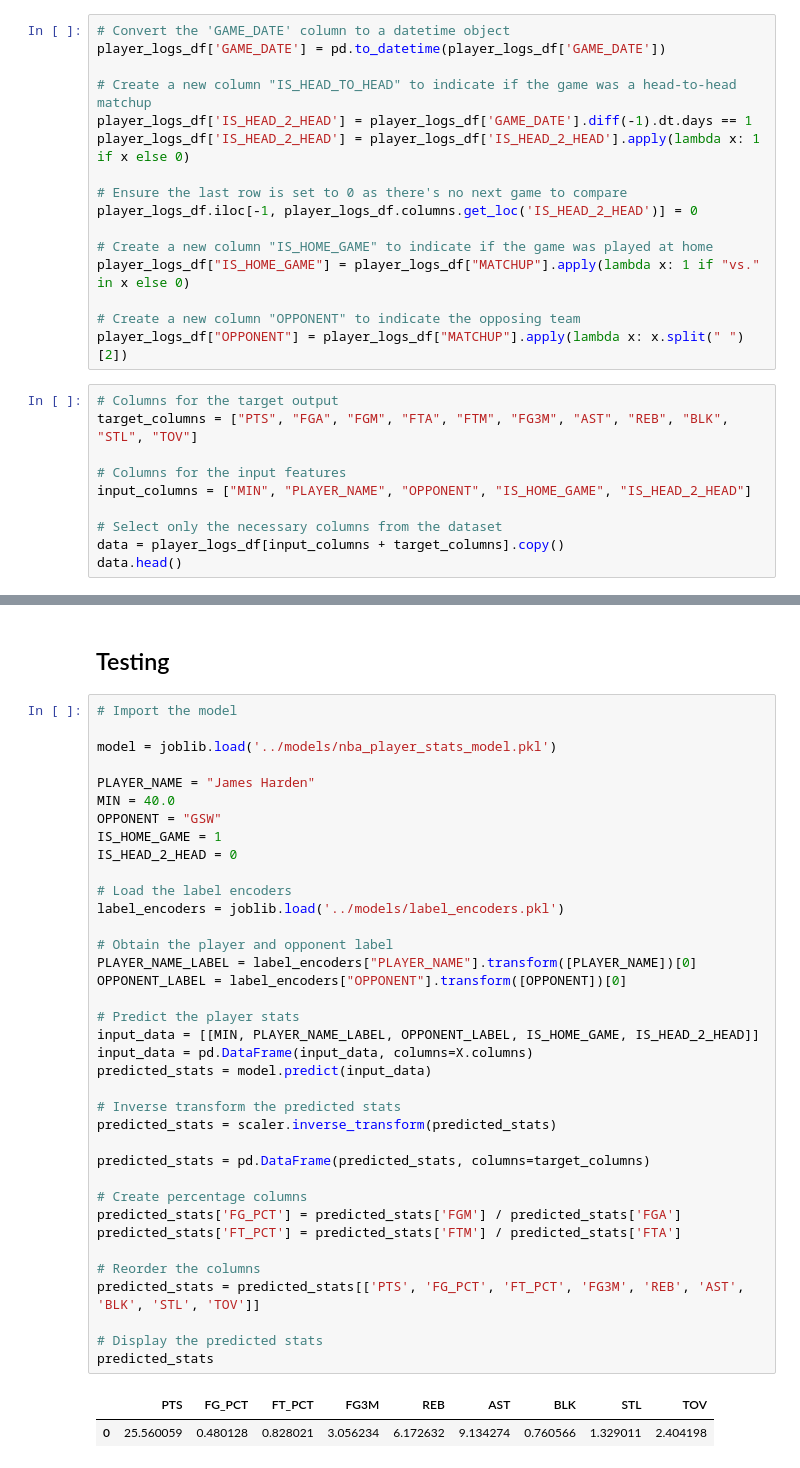
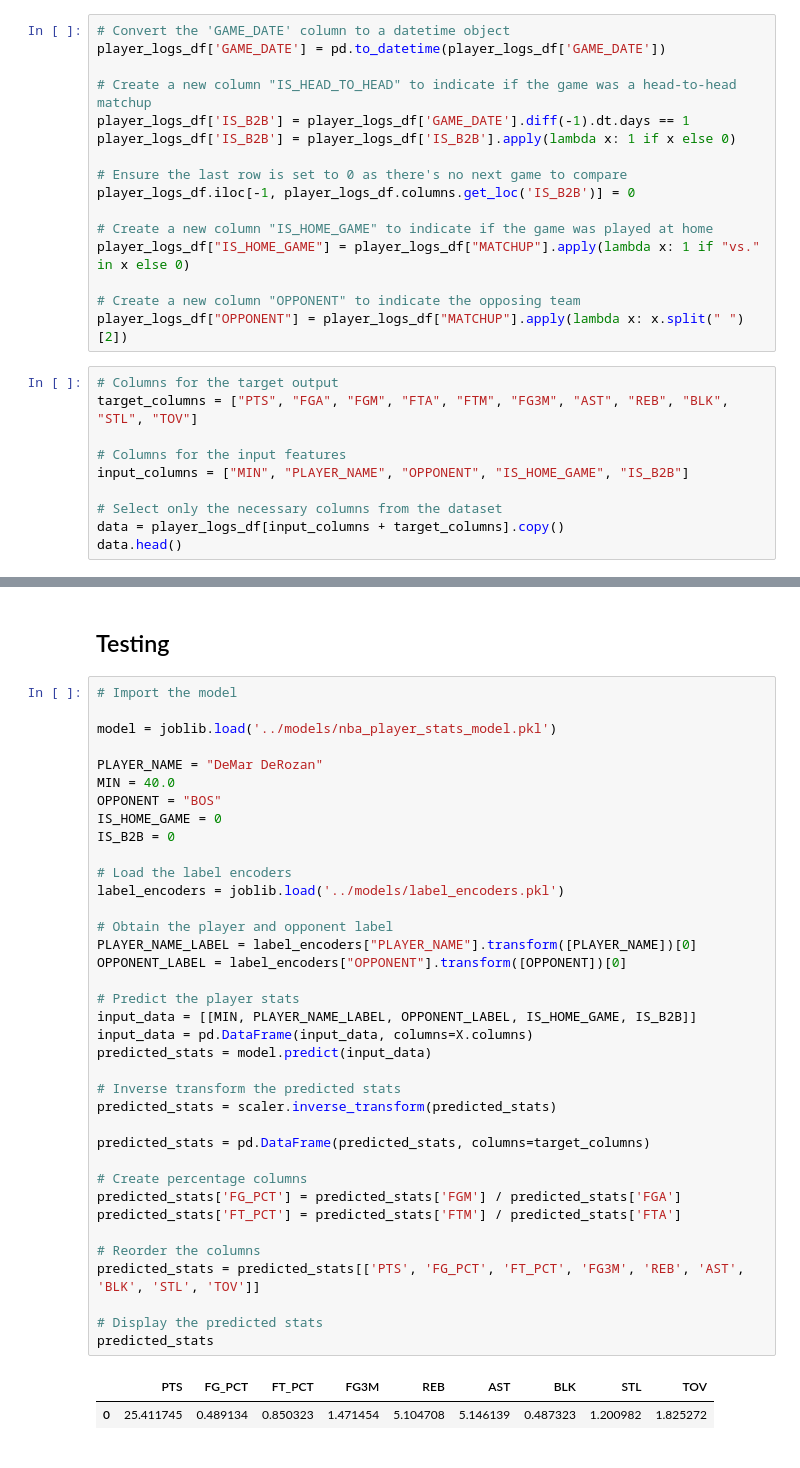
Before and after one commit to Nabs2000/nba_fantasy_model, a Jupyter notebook: data_preprocessing/obtain_current_player_info.ipynb, the cells around one changed output, grey strips where cells are left out. Cells and saved outputs as stored; diff of their text form.

```diff
--- a/data_preprocessing/obtain_current_player_info.ipynb
+++ b/data_preprocessing/obtain_current_player_info.ipynb
@@ -253,11 +253,11 @@ player_logs_df['PLAYER_NAME'] = player_logs_df['PLAYER_NAME'].apply(lambda x: un
 player_logs_df['GAME_DATE'] = pd.to_datetime(player_logs_df['GAME_DATE'])
 
 # Create a new column "IS_HEAD_TO_HEAD" to indicate if the game was a head-to-head matchup
-player_logs_df['IS_HEAD_2_HEAD'] = player_logs_df['GAME_DATE'].diff(-1).dt.days == 1
-player_logs_df['IS_HEAD_2_HEAD'] = player_logs_df['IS_HEAD_2_HEAD'].apply(lambda x: 1 if x else 0)
+player_logs_df['IS_B2B'] = player_logs_df['GAME_DATE'].diff(-1).dt.days == 1
+player_logs_df['IS_B2B'] = player_logs_df['IS_B2B'].apply(lambda x: 1 if x else 0)
 
 # Ensure the last row is set to 0 as there's no next game to compare
-player_logs_df.iloc[-1, player_logs_df.columns.get_loc('IS_HEAD_2_HEAD')] = 0
+player_logs_df.iloc[-1, player_logs_df.columns.get_loc('IS_B2B')] = 0
 
 # Create a new column "IS_HOME_GAME" to indicate if the game was played at home
 player_logs_df["IS_HOME_GAME"] = player_logs_df["MATCHUP"].apply(lambda x: 1 if "vs." in x else 0)
@@ -269,7 +269,7 @@ player_logs_df["OPPONENT"] = player_logs_df["MATCHUP"].apply(lambda x: x.split("
 target_columns = ["PTS", "FGA", "FGM", "FTA", "FTM", "FG3M", "AST", "REB", "BLK", "STL", "TOV"]
 
 # Columns for the input features
-input_columns = ["MIN", "PLAYER_NAME", "OPPONENT", "IS_HOME_GAME", "IS_HEAD_2_HEAD"]
+input_columns = ["MIN", "PLAYER_NAME", "OPPONENT", "IS_HOME_GAME", "IS_B2B"]
 
 # Select only the necessary columns from the dataset
 data = player_logs_df[input_columns + target_columns].copy()
@@ -396,38 +396,38 @@ mse_dict
 
 model = joblib.load('../models/nba_player_stats_model.pkl')
 
-PLAYER_NAME = "James Harden"
+PLAYER_NAME = "DeMar DeRozan"
 MIN = 40.0
-OPPONENT = "GSW"
-IS_HOME_GAME = 1
-IS_HEAD_2_HEAD = 0
+OPPONENT = "BOS"
+IS_HOME_GAME = 0
+IS_B2B = 0
 
 # Load the label encoders
 label_encoders = joblib.load('../models/label_encoders.pkl')
 
 # Obtain the player and opponent label
 PLAYER_NAME_LABEL = label_encoders["PLAYER_NAME"].transform([PLAYER_NAME])[0]
 OPPONENT_LABEL = label_encoders["OPPONENT"].transform([OPPONENT])[0]
 
 # Predict the player stats
-input_data = [[MIN, PLAYER_NAME_LABEL, OPPONENT_LABEL, IS_HOME_GAME, IS_HEAD_2_HEAD]]
+input_data = [[MIN, PLAYER_NAME_LABEL, OPPONENT_LABEL, IS_HOME_GAME, IS_B2B]]
 input_data = pd.DataFrame(input_data, columns=X.columns)
 predicted_stats = model.predict(input_data)
 
 # Inverse transform the predicted stats
 predicted_stats = scaler.inverse_transform(predicted_stats)
 
 predicted_stats = pd.DataFrame(predicted_stats, columns=target_columns)
 
 # Create percentage columns
 predicted_stats['FG_PCT'] = predicted_stats['FGM'] / predicted_stats['FGA']
 predicted_stats['FT_PCT'] = predicted_stats['FTM'] / predicted_stats['FTA']
 
 # Reorder the columns
 predicted_stats = predicted_stats[['PTS', 'FG_PCT', 'FT_PCT', 'FG3M', 'REB', 'AST', 'BLK', 'STL', 'TOV']]
 
 # Display the predicted stats
 predicted_stats
 # %% [output]
 |  | PTS | FG_PCT | FT_PCT | FG3M | REB | AST | BLK | STL | TOV |
-| 0 | 25.560059 | 0.480128 | 0.828021 | 3.056234 | 6.172632 | 9.134274 | 0.760566 | 1.329011 | 2.404198 |
+| 0 | 25.411745 | 0.489134 | 0.850323 | 1.471454 | 5.104708 | 5.146139 | 0.487323 | 1.200982 | 1.825272 |
```
Also changed, not shown: parts of 5 cells of this notebook.
